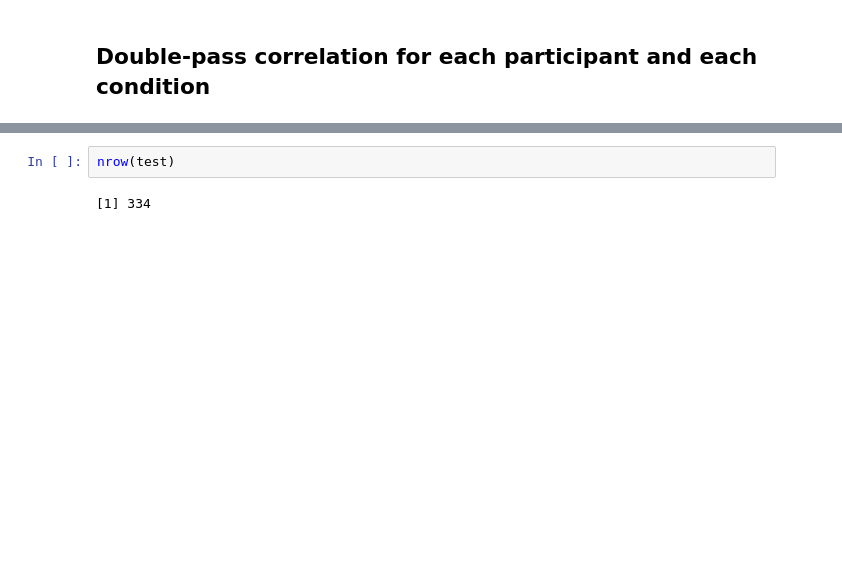
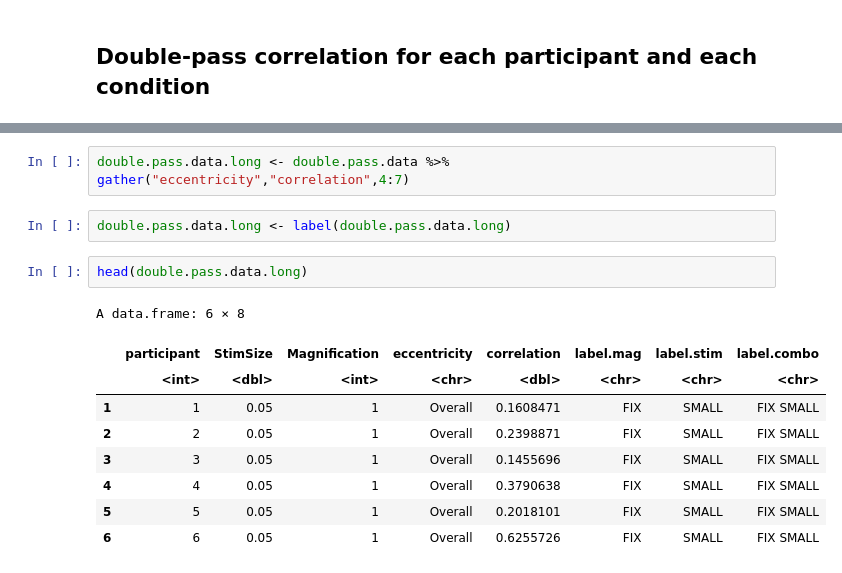
Before and after one commit to ArielZJ/Precision-Phenomenology-Data-Analysis, a Jupyter notebook: Fovea vs. Periphery Color Similarity Pilot Analysis - 2stim Analysis.ipynb, the cells around one changed output, grey strips where cells are left out. Saved outputs shown, nothing was run; the diff lists cells and outputs as text; blank space fills up the shorter version.

```diff
--- a/Fovea vs. Periphery Color Similarity Pilot Analysis - 2stim Analysis.ipynb
+++ b/Fovea vs. Periphery Color Similarity Pilot Analysis - 2stim Analysis.ipynb
@@ -2926,4 +3031,16 @@ test <- double.pass(cleandf)
-# %%
-nrow(test)
-# %% [output]
-[1] 334
+# %%
+double.pass.data.long <- double.pass.data %>% gather("eccentricity","correlation",4:7)
+# %%
+double.pass.data.long <- label(double.pass.data.long)
+# %%
+head(double.pass.data.long)
+# %% [output]
+A data.frame: 6 × 8
+|  | participant | StimSize | Magnification | eccentricity | correlation | label.mag | label.stim | label.combo |
+|  | <int> | <dbl> | <int> | <chr> | <dbl> | <chr> | <chr> | <chr> |
+| 1 | 1 | 0.05 | 1 | Overall | 0.1608471 | FIX | SMALL | FIX SMALL |
+| 2 | 2 | 0.05 | 1 | Overall | 0.2398871 | FIX | SMALL | FIX SMALL |
+| 3 | 3 | 0.05 | 1 | Overall | 0.1455696 | FIX | SMALL | FIX SMALL |
+| 4 | 4 | 0.05 | 1 | Overall | 0.3790638 | FIX | SMALL | FIX SMALL |
+| 5 | 5 | 0.05 | 1 | Overall | 0.2018101 | FIX | SMALL | FIX SMALL |
+| 6 | 6 | 0.05 | 1 | Overall | 0.6255726 | FIX | SMALL | FIX SMALL |
```
Also changed, not shown: parts of 19 cells of this notebook, 11 other files.
